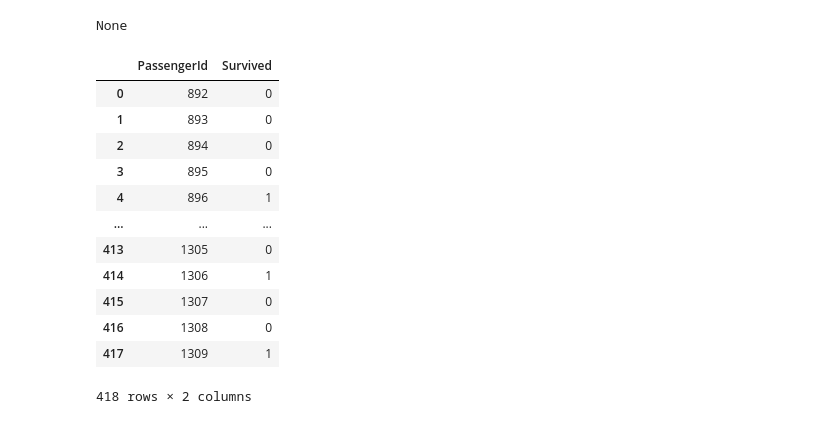
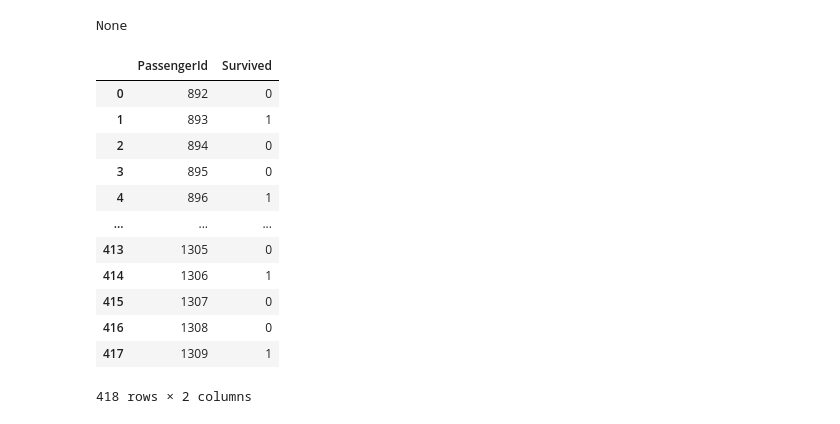
Before and after one commit to ramirazodi/kaggle_projects, a Jupyter notebook: titanic-flex-vote-pipe.ipynb, the cells around one changed output. Drawn from its saved outputs; the diff is of its cells as text; code cells hidden in the pictures.

Commit message:
Kaggle Notebook | titanic_flex_vote_pipe | Version 5

```diff
--- a/titanic-flex-vote-pipe.ipynb
+++ b/titanic-flex-vote-pipe.ipynb
@@ -960,11 +958,11 @@ scl_options_sgd = [
 
 # Grid options for 'feats' step
 feats_options_sgd = [
-    #SelectFromModel(estimator=LogisticRegression(max_iter=1000), threshold=None, max_features=None),
+    SelectFromModel(estimator=LogisticRegression(max_iter=1000), threshold=None, max_features=10),
     #SelectFromModel(estimator=KNeighborsClassifier(n_neighbors=5), threshold=None, max_features=None),
     #SelectFromModel(estimator=RandomForestClassifier(n_estimators=200, max_depth=6, random_state=0), threshold=None, max_features=None),
-    #SelectKBest(score_func=f_classif, k=14),
-    VarianceThreshold(),
+    #SelectKBest(score_func=f_classif, k=10),
+    #VarianceThreshold(),
     #None
 ]
 
@@ -1080,9 +1078,9 @@ dist_options_xgb = [
 
 # Grid options for 'scl' step
 scl_options_xgb = [
-    RobustScaler(unit_variance=False),
+    #RobustScaler(unit_variance=False),
     #StandardScaler(),
-    #None
+    None
 ]
 
 # Grid options for 'feats' step
@@ -1143,8 +1141,8 @@ dist_options_lgb = [
 
 # Grid options for 'scl' step
 scl_options_lgb = [
-    RobustScaler(unit_variance=False),
-    #StandardScaler(),
+    #RobustScaler(unit_variance=False),
+    StandardScaler(),
     #None
 ]
 
@@ -1187,10 +1185,11 @@ voting_clf = VotingClassifier(
 param_grid = {
     # Voting Classifier Parameters
     'weights': [
-        #[1, 1, 1, 1, 1, 1, 1, 1],
-        [1, 0, 1, 3, 1, 3, 3, 3],
+        [1, 1, 1, 1, 1, 1, 1, 1],
+        #[1, 0, 1, 3, 1, 3, 3, 3],
         #[0, 0, 0, 0, 0, 0, 0, 0],
         #[8, 8, 7, 8, 7, 8, 7, 8],
+        #[8, 6, 6, 8, 6, 8, 7, 8],
     ],
     # Logistic Regression Pipeline Options
     'logreg__poly': poly_options_logreg,
@@ -1378,21 +1377,21 @@ None
 # %%
 # Predict
 predictions = grid_search.predict(df_test)
 
 # Format results and print to CSV
 df_pred = pd.DataFrame(predictions, columns=['Survived'])
 df_pred.index = df_test.index
 df_test_with_pred = (pd
                      .concat([df_test, df_pred], axis=1)
                      .loc[:, ['PassengerId', 'Survived']]
                     )
 display(df_test_with_pred)
 
-df_test_with_pred.to_csv('titanic_pred_9.csv', index=False)
+df_test_with_pred.to_csv('titanic_pred.csv', index=False)
 # %% [output]
 |  | PassengerId | Survived |
 | 0 | 892 | 0 |
-| 1 | 893 | 0 |
+| 1 | 893 | 1 |
 | 2 | 894 | 0 |
 | 3 | 895 | 0 |
 | 4 | 896 | 1 |
```
Also changed, not shown: parts of 8 cells of this notebook.
